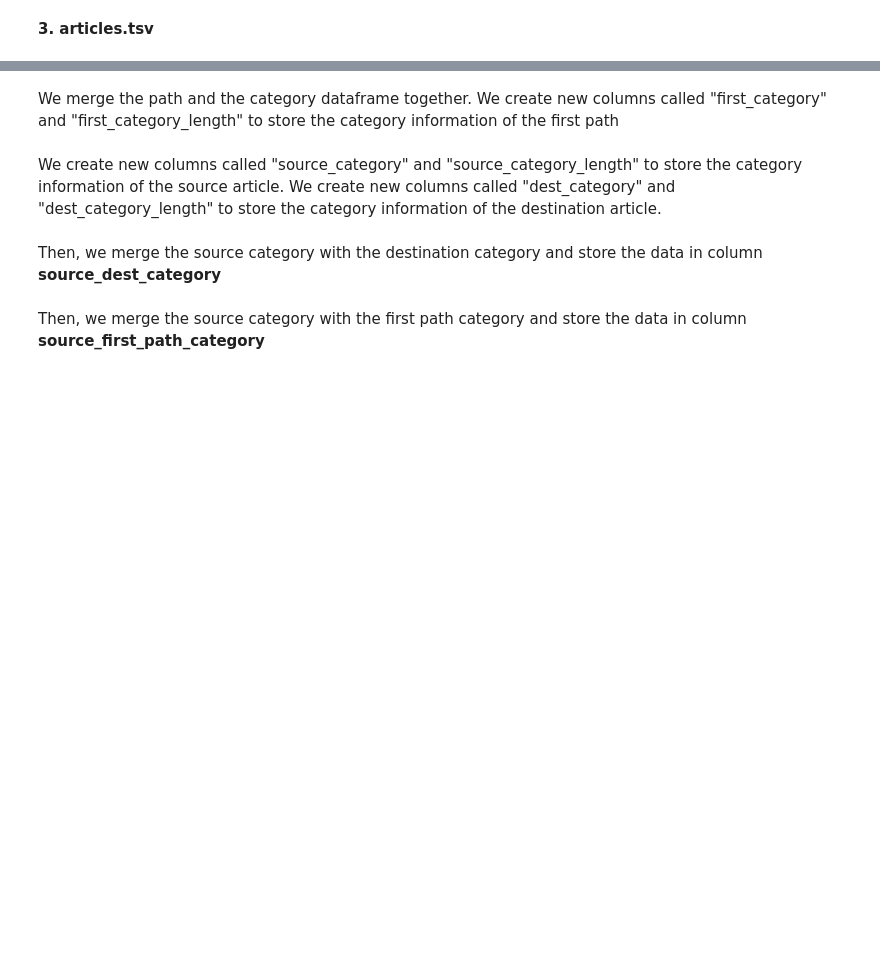
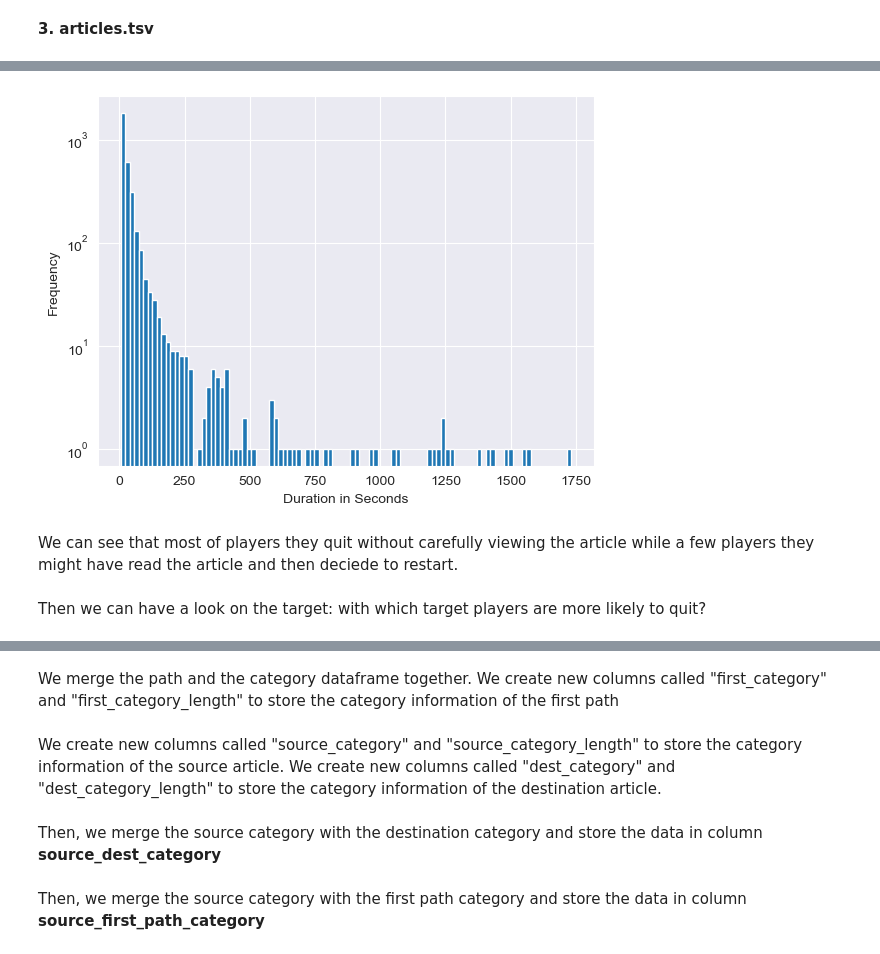
Before and after one commit to epfl-ada/ada-2022-project-m10kka10akka, a Jupyter notebook: src/MileStone2.ipynb, the cells around one changed output, grey strips where cells are left out. Drawn from its saved outputs; the diff is of its cells as text; code cells hidden in the pictures; blank space fills up the shorter version.

```diff
--- a/src/MileStone2.ipynb
+++ b/src/MileStone2.ipynb
@@ -87,3 +110,9 @@ df_article.head()
 | 2 | %C3%89douard_Manet |
 | 3 | %C3%89ire |
 | 4 | %C3%93engus_I_of_the_Picts |
+# %%
+## Reading the 'paths_unfinished.tsv' file as a pandas dataframe
+
+fname = os.path.join(PATH_DATASET, 'wikispeedia_paths-and-graph/paths_unfinished.tsv')
+df_unfinished_path = pd.read_csv(fname, sep = '\t', comment = '#', header = None, names = ['hashedIpAddress','timestamp','durationInSec','path','target','type'],encoding = 'UTF-8')
+df_unfinished_path.head()
@@ -440,0 +490,3 @@ First, we extract the first article that the user click and store the data in co
+# %%
+# count path lengths
+df_unfinished_path['path_length'] = df_unfinished_path.apply(lambda x:x.path.count(';'),axis = 1)
@@ -440,0 +495,3 @@ First, we extract the first article that the user click and store the data in co
+# %%
+df_restart0 = df_unfinished_path[(df_unfinished_path.type == 'restart') & (df_unfinished_path.path_length == 0)]
+df_restart0.head()
@@ -440,0 +505,12 @@ First, we extract the first article that the user click and store the data in co
+# %%
+plt.hist(df_restart0.durationInSec,100)
+plt.yscale('log')
+plt.xlabel("Duration in Seconds")
+plt.ylabel("Frequency")
+plt.show()
+# %% [output]
+[figure, added]
+# %% [markdown]
+We can see that most of players they quit without carefully viewing the article while a few players they might have read the article and then deciede to restart.
+# %% [markdown]
+Then we can have a look on the target: with which target players are more likely to quit?
```
Also changed, not shown: parts of 122 cells of this notebook.
